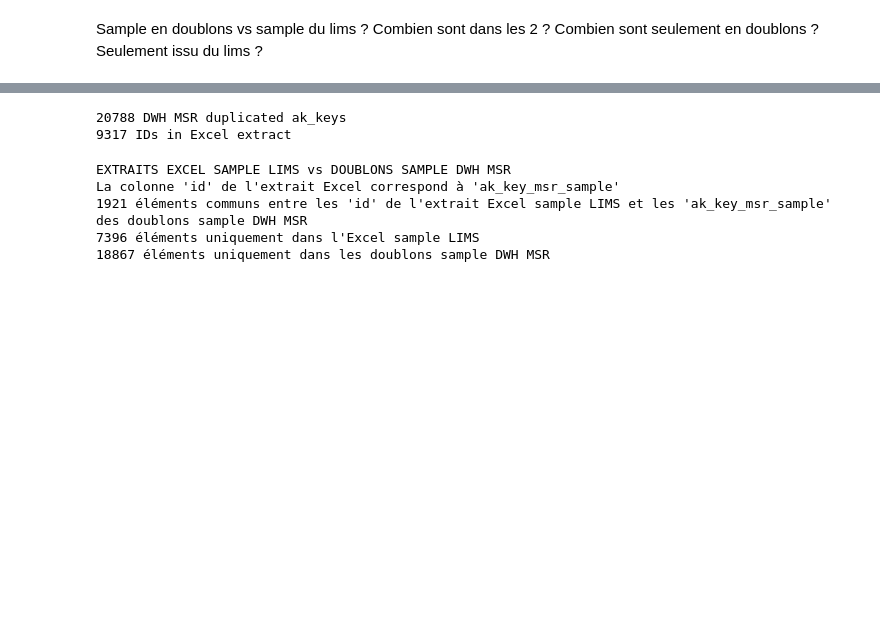
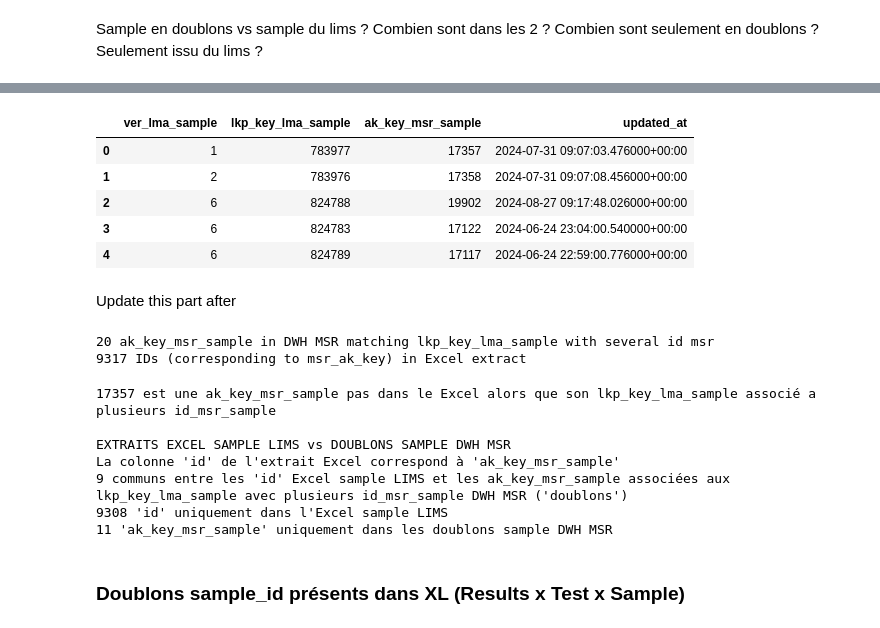
Before and after one commit to bleroux-oa/recettes-msr, a Jupyter notebook: GA_delete_doublon.ipynb, the cells around one changed output, grey strips where cells are left out. Drawn from its saved outputs; the diff is of its cells as text; code cells hidden in the pictures; blank space fills up the shorter version.

```diff
--- a/GA_delete_doublon.ipynb
+++ b/GA_delete_doublon.ipynb
@@ -328 +350,21 @@ duplicated_samples.head()
+# %%
+version = 's.ver_lma_sample,' if want_to_group_also_by_version else ''
+with open(f"SQL/dwh_msr/get_target_ak_keys.sql", "r") as sql_file:
+    sql_template = sql_file.read()
+
+# Replace placeholders with actual values
+sql = sql_template.format(version= version)
+query_job = client.query(sql)
+duplicated_ak_keys_df = query_job.to_dataframe().drop_duplicates()
+# %%
+duplicated_ak_keys_df.head()
+# %% [output]
+|  | ver_lma_sample | lkp_key_lma_sample | ak_key_msr_sample | updated_at |
+| 0 | 1 | 783977 | 17357 | 2024-07-31 09:07:03.476000+00:00 |
+| 1 | 2 | 783976 | 17358 | 2024-07-31 09:07:08.456000+00:00 |
+| 2 | 6 | 824788 | 19902 | 2024-08-27 09:17:48.026000+00:00 |
+| 3 | 6 | 824783 | 17122 | 2024-06-24 23:04:00.540000+00:00 |
+| 4 | 6 | 824789 | 17117 | 2024-06-24 22:59:00.776000+00:00 |
+# %% [markdown]
+Update this part after
 # %%
@@ -330,25 +373,35 @@ duplicated_samples_ak_keys = [ int(elt) for elt in duplicated_samples["ak_key_ms
 # %%
-print(f"{len(duplicated_samples_ak_keys)} DWH MSR duplicated ak_keys")
-print(f"{len(unique_excel_ids)} IDs in Excel extract")
+print(f"{len(duplicated_ak_keys)} ak_key_msr_sample in DWH MSR matching lkp_key_lma_sample with several id msr")
+print(f"{len(unique_excel_ids)} IDs (corresponding to msr_ak_key) in Excel extract")
 # %% [output]
-20788 DWH MSR duplicated ak_keys
-9317 IDs in Excel extract
+20 ak_key_msr_sample in DWH MSR matching lkp_key_lma_sample with several id msr
+9317 IDs (corresponding to msr_ak_key) in Excel extract
 # %%
 # Elements communs
 elements_communs = 0
+c = 0
 
-for elt in unique_excel_ids:
-    if elt in duplicated_samples_ak_keys:
+for elt in duplicated_ak_keys:
+    if elt in unique_excel_ids:
         elements_communs +=1
+    else:
+        if c==0:
+            print(f"{elt} est une ak_key_msr_sample pas dans le Excel alors que son lkp_key_lma_sample associé a plusieurs id_msr_sample \n")
+            c+=1
+
 
 print("EXTRAITS EXCEL SAMPLE LIMS vs DOUBLONS SAMPLE DWH MSR")
 print("La colonne 'id' de l'extrait Excel correspond à 'ak_key_msr_sample'")
-print(f"{elements_communs} éléments communs entre les 'id' de l'extrait Excel sample LIMS et les 'ak_key_msr_sample' des doublons sample DWH MSR")
-print(f"{len(unique_excel_ids)-elements_communs} éléments uniquement dans l'Excel sample LIMS")
-print(f"{len(duplicated_samples_ak_keys)-elements_communs} éléments uniquement dans les doublons sample DWH MSR")
+print(f"{elements_communs} communs entre les 'id' Excel sample LIMS et les ak_key_msr_sample associées aux lkp_key_lma_sample avec plusieurs id_msr_sample DWH MSR ('doublons')")
+print(f"{len(unique_excel_ids)-elements_communs} 'id' uniquement dans l'Excel sample LIMS")
+print(f"{len(duplicated_ak_keys)-elements_communs} 'ak_key_msr_sample' uniquement dans les doublons sample DWH MSR")
 # %% [output]
+17357 est une ak_key_msr_sample pas dans le Excel alors que son lkp_key_lma_sample associé a plusieurs id_msr_sample
+
 EXTRAITS EXCEL SAMPLE LIMS vs DOUBLONS SAMPLE DWH MSR
 La colonne 'id' de l'extrait Excel correspond à 'ak_key_msr_sample'
-1921 éléments communs entre les 'id' de l'extrait Excel sample LIMS et les 'ak_key_msr_sample' des doublons sample DWH MSR
-7396 éléments uniquement dans l'Excel sample LIMS
-18867 éléments uniquement dans les doublons sample DWH MSR
+9 communs entre les 'id' Excel sample LIMS et les ak_key_msr_sample associées aux lkp_key_lma_sample avec plusieurs id_msr_sample DWH MSR ('doublons')
+9308 'id' uniquement dans l'Excel sample LIMS
+11 'ak_key_msr_sample' uniquement dans les doublons sample DWH MSR
+# %% [markdown]
+### Doublons sample_id présents dans XL (Results x Test x Sample)
```
Also changed, not shown: parts of 19 cells of this notebook, 3 other files.
